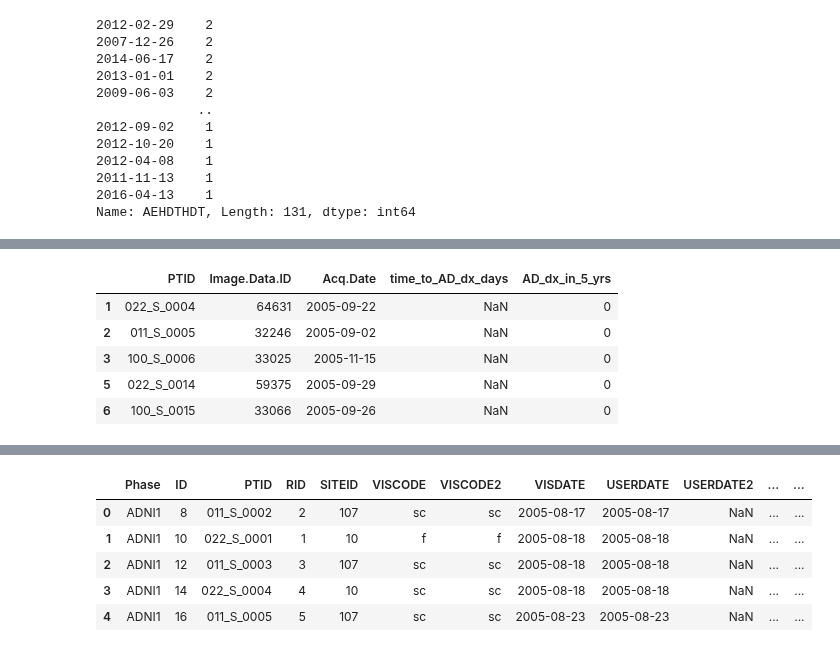
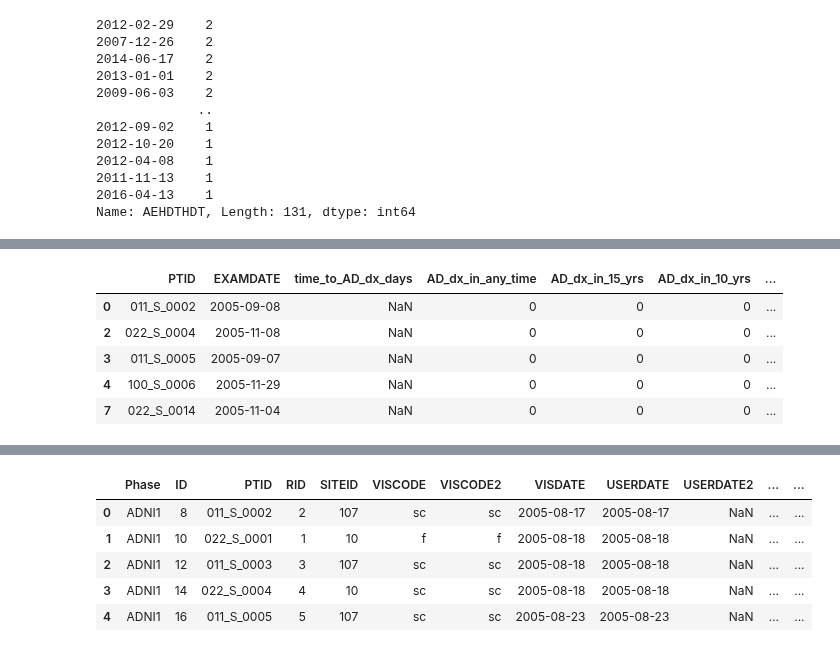
Before and after one commit to jvgalvin/capstone, a Jupyter notebook: notebooks/Medical_History_EDA.ipynb, the cells around one changed output, grey strips where cells are left out. Cells and saved outputs as stored; diff of their text form; code cells hidden in the pictures.

```diff
--- a/notebooks/Medical_History_EDA.ipynb
+++ b/notebooks/Medical_History_EDA.ipynb
@@ -469,5 +260,4 @@ dtype: object
 # %%
-final['Acq.Date'] = pd.to_datetime(final['Acq.Date'])
-final['EXAMDATE'] = pd.to_datetime(final['EXAMDATE'])
+final['time_to_dx'] = final['AD_diagnosis_date'] - final['EXAMDATE']
 final.head()
 # %% [output]
@@ -481,3 +269,0 @@ final.head()
-# %%
-final['time_to_dx'] = final['AD_diagnosis_date'] - final['Acq.Date']
-final.head()
@@ -503,4 +280,4 @@ final.head()
 # %%
-final = final[final['DX.bl'] != 'AD']
+final = final[final['Diagnosis_at_Baseline'] != 'AD']
 len(final)
 # %% [output]
@@ -533,0 +289,26 @@ Name: AD_dx_in_5_yrs, dtype: int64
+# %%
+final['AD_dx_in_any_time'] = (~final['time_to_AD_dx_days'].isnull())
+final['AD_dx_in_any_time'] = final['AD_dx_in_any_time'].astype(int)
+
+final['AD_dx_in_15_yrs'] = (~final['time_to_AD_dx_days'].isnull()) & (final['time_to_AD_dx_days'] <= 5475)
+final['AD_dx_in_15_yrs'] = final['AD_dx_in_15_yrs'].astype(int)
+
+final['AD_dx_in_10_yrs'] = (~final['time_to_AD_dx_days'].isnull()) & (final['time_to_AD_dx_days'] <= 3650)
+final['AD_dx_in_10_yrs'] = final['AD_dx_in_10_yrs'].astype(int)
+
+final['AD_dx_in_5_yrs'] = (~final['time_to_AD_dx_days'].isnull()) & (final['time_to_AD_dx_days'] <= 1825)
+final['AD_dx_in_5_yrs'] = final['AD_dx_in_5_yrs'].astype(int)
+
+final['AD_dx_in_4_yrs'] = (~final['time_to_AD_dx_days'].isnull()) & (final['time_to_AD_dx_days'] <= 1460)
+final['AD_dx_in_4_yrs'] = final['AD_dx_in_4_yrs'].astype(int)
+
+final['AD_dx_in_3_yrs'] = (~final['time_to_AD_dx_days'].isnull()) & (final['time_to_AD_dx_days'] <= 1095)
+final['AD_dx_in_3_yrs'] = final['AD_dx_in_3_yrs'].astype(int)
+
+final['AD_dx_in_2_yrs'] = (~final['time_to_AD_dx_days'].isnull()) & (final['time_to_AD_dx_days'] <= 730)
+final['AD_dx_in_2_yrs'] = final['AD_dx_in_2_yrs'].astype(int)
+
+final['AD_dx_in_1_yr'] = (~final['time_to_AD_dx_days'].isnull()) & (final['time_to_AD_dx_days'] <= 365)
+final['AD_dx_in_1_yr'] = final['AD_dx_in_1_yr'].astype(int)
+
+final.head()
@@ -534,13 +345,15 @@ Name: AD_dx_in_5_yrs, dtype: int64
 # %%
-df_outcomes = final[['PTID', 'Image.Data.ID', 'Acq.Date', 'time_to_AD_dx_days', 'AD_dx_in_5_yrs']]
+df_outcomes = final[['PTID', 'EXAMDATE', 'time_to_AD_dx_days', 'AD_dx_in_any_time', 'AD_dx_in_15_yrs', 'AD_dx_in_10_yrs',
+       'AD_dx_in_5_yrs', 'AD_dx_in_4_yrs', 'AD_dx_in_3_yrs', 'AD_dx_in_2_yrs',
+       'AD_dx_in_1_yr']]
 df_outcomes.head()
 # %% [output]
-|  | PTID | Image.Data.ID | Acq.Date | time_to_AD_dx_days | AD_dx_in_5_yrs |
-| 1 | 022_S_0004 | 64631 | 2005-09-22 | NaN | 0 |
-| 2 | 011_S_0005 | 32246 | 2005-09-02 | NaN | 0 |
-| 3 | 100_S_0006 | 33025 | 2005-11-15 | NaN | 0 |
-| 5 | 022_S_0014 | 59375 | 2005-09-29 | NaN | 0 |
-| 6 | 100_S_0015 | 33066 | 2005-09-26 | NaN | 0 |
+|  | PTID | EXAMDATE | time_to_AD_dx_days | AD_dx_in_any_time | AD_dx_in_15_yrs | AD_dx_in_10_yrs | ... |
+| 0 | 011_S_0002 | 2005-09-08 | NaN | 0 | 0 | 0 | ... |
+| 2 | 022_S_0004 | 2005-11-08 | NaN | 0 | 0 | 0 | ... |
+| 3 | 011_S_0005 | 2005-09-07 | NaN | 0 | 0 | 0 | ... |
+| 4 | 100_S_0006 | 2005-11-29 | NaN | 0 | 0 | 0 | ... |
+| 7 | 022_S_0014 | 2005-11-04 | NaN | 0 | 0 | 0 | ... |
 # %%
 df_outcomes.to_csv('../data/AD_time_to_dx.csv', index=False)
 # %%
```
Also changed, not shown: parts of 100 cells of this notebook, 5 other files.
